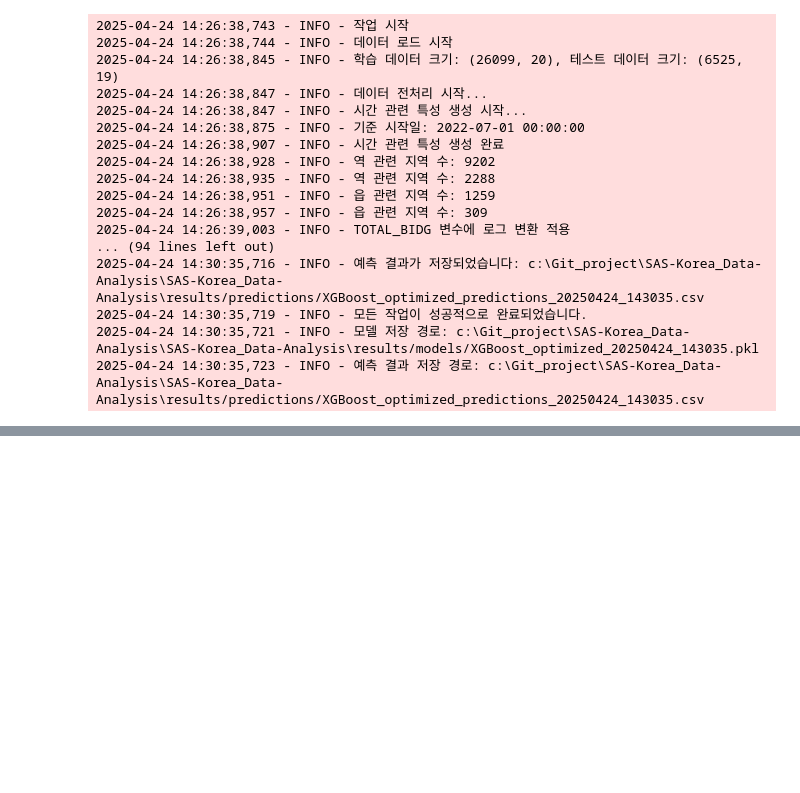
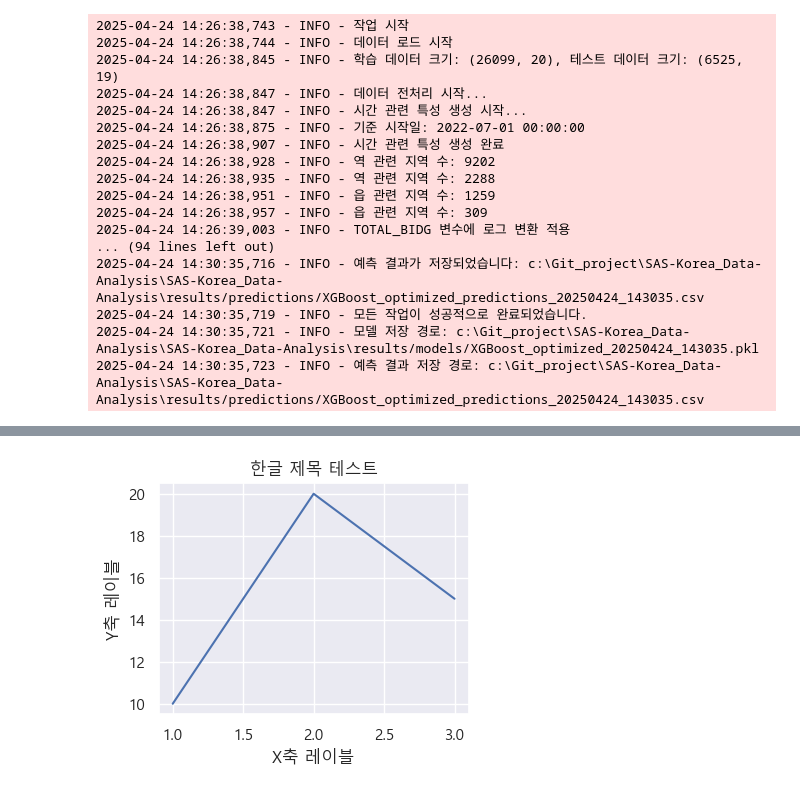
Before and after one commit to P-oong/SAS-Korea_Data-Analysis, a Jupyter notebook: notebooks/LHP/모듈_실험_노트북.ipynb, the cells around one changed output, grey strips where cells are left out. Drawn from its saved outputs; the diff is of its cells as text; code cells hidden in the pictures; blank space fills up the shorter version.

```diff
--- a/notebooks/LHP/모듈_실험_노트북.ipynb
+++ b/notebooks/LHP/모듈_실험_노트북.ipynb
@@ -41,0 +114,34 @@
+# %%
+import matplotlib.pyplot as plt
+import matplotlib.font_manager as fm
+import sys
+
+# 1) 플랫폼별 한글 폰트 경로 지정
+if sys.platform.startswith('win'):        # Windows
+    font_path = 'C:/Windows/Fonts/malgun.ttf'     # 맑은 고딕
+elif sys.platform == 'darwin':           # macOS
+    font_path = '/System/Library/Fonts/AppleGothic.ttf'
+else:                                    # Linux (예: 우분투)
+    # 먼저 시스템에 설치된 한글 폰트 확인 후 경로 지정
+    font_path = '/usr/share/fonts/truetype/nanum/NanumGothic.ttf'
+
+# 2) FontProperties로 폰트 이름 얻어오기
+font_prop = fm.FontProperties(fname=font_path).get_name()
+
+# 3) matplotlib 설정 업데이트
+plt.rcParams['font.family'] = font_prop
+plt.rcParams['axes.unicode_minus'] = False   # 마이너스 기호 깨짐 방지
+
+# 4) (선택) seaborn 을 쓰는 경우에도 적용
+import seaborn as sns
+sns.set(font=font_prop, rc={'axes.unicode_minus':False})
+
+# ─── 예시 플롯 ───
+plt.figure(figsize=(4,3))
+plt.title('한글 제목 테스트')
+plt.plot([1,2,3], [10,20,15])
+plt.xlabel('X축 레이블')
+plt.ylabel('Y축 레이블')
+plt.show()
+# %% [output]
+[figure, added]
```
Also changed, not shown: parts of 6 cells of this notebook, 1 other file.
